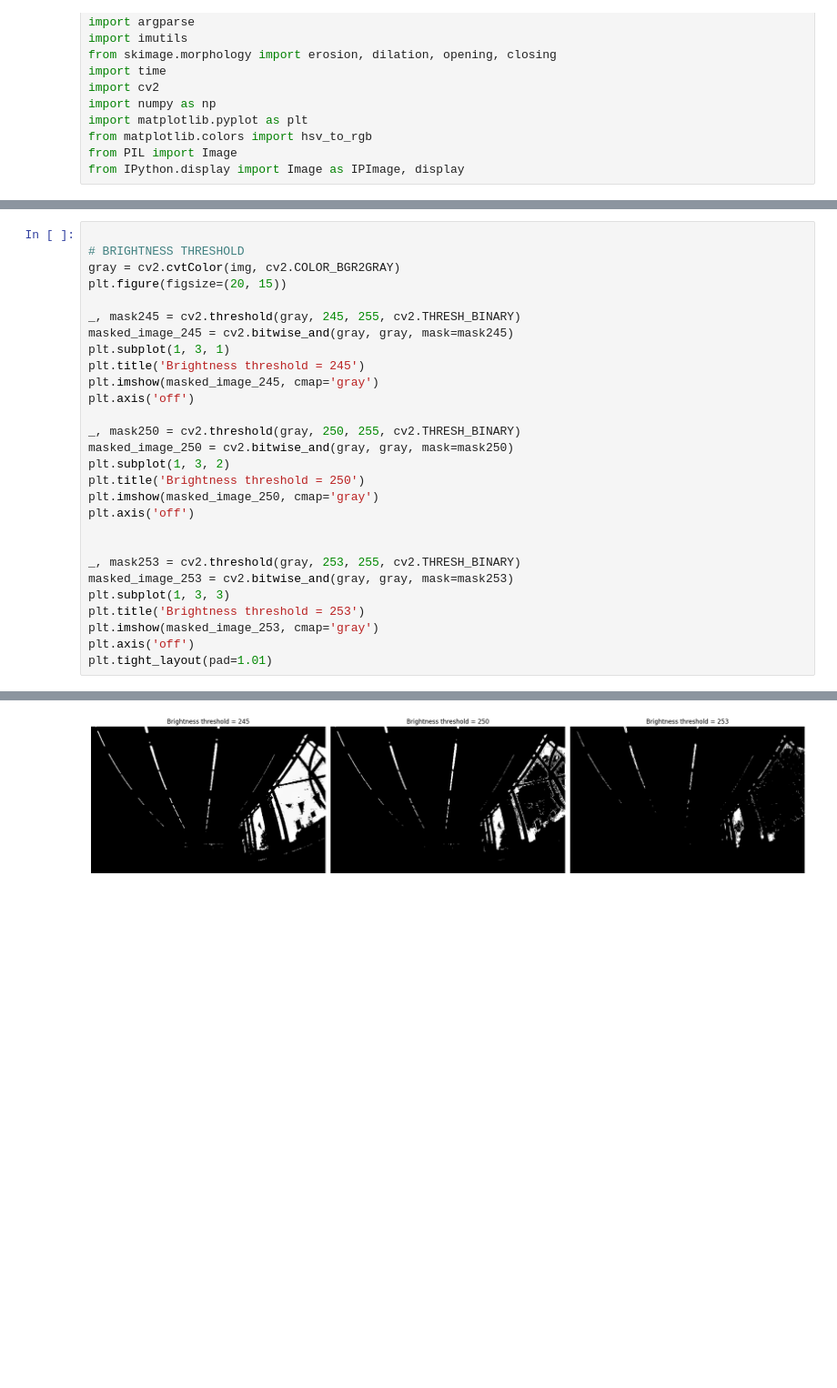
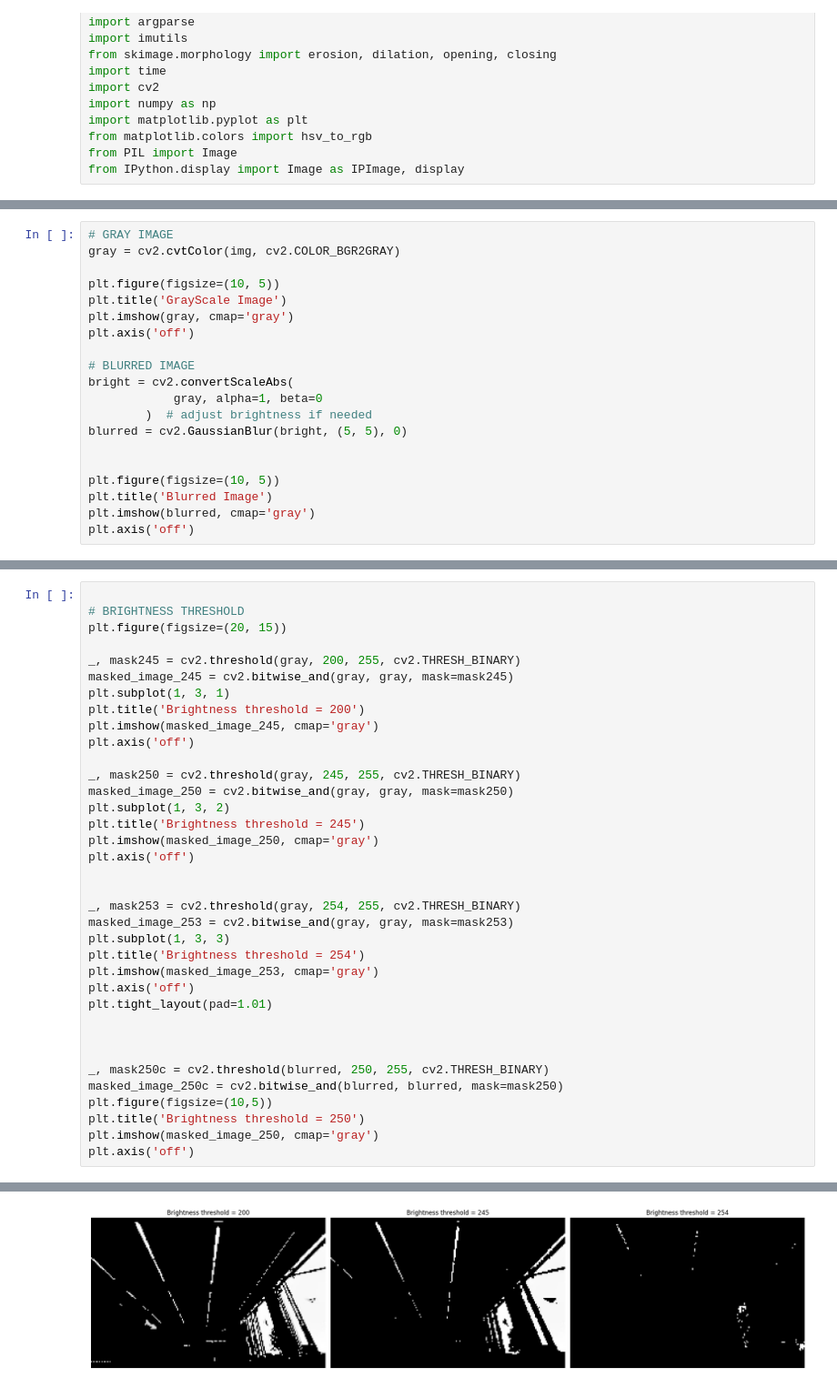
Before and after one commit to m-krastev/var_extensions, a Jupyter notebook: line_detection.ipynb, the cells around one changed output, grey strips where cells are left out. Shown at 91% size. Saved outputs shown, nothing was run; the diff lists cells and outputs as text; blank space fills up the shorter version.

```diff
--- a/line_detection.ipynb
+++ b/line_detection.ipynb
@@ -25,0 +58,20 @@ plt.axis('off')
+# %%
+# GRAY IMAGE
+gray = cv2.cvtColor(img, cv2.COLOR_BGR2GRAY)
+
+plt.figure(figsize=(10, 5))
+plt.title('GrayScale Image')
+plt.imshow(gray, cmap='gray')
+plt.axis('off')
+
+# BLURRED IMAGE
+bright = cv2.convertScaleAbs(
+            gray, alpha=1, beta=0
+        )  # adjust brightness if needed
+blurred = cv2.GaussianBlur(bright, (5, 5), 0)
+
+
+plt.figure(figsize=(10, 5))
+plt.title('Blurred Image')
+plt.imshow(blurred, cmap='gray')
+plt.axis('off')
@@ -26,29 +82,37 @@ plt.axis('off')
 # %%
 
 # BRIGHTNESS THRESHOLD
-gray = cv2.cvtColor(img, cv2.COLOR_BGR2GRAY)
 plt.figure(figsize=(20, 15))
 
-_, mask245 = cv2.threshold(gray, 245, 255, cv2.THRESH_BINARY)
+_, mask245 = cv2.threshold(gray, 200, 255, cv2.THRESH_BINARY)
 masked_image_245 = cv2.bitwise_and(gray, gray, mask=mask245)
 plt.subplot(1, 3, 1)
-plt.title('Brightness threshold = 245')
+plt.title('Brightness threshold = 200')
 plt.imshow(masked_image_245, cmap='gray')
 plt.axis('off')
 
-_, mask250 = cv2.threshold(gray, 250, 255, cv2.THRESH_BINARY)
+_, mask250 = cv2.threshold(gray, 245, 255, cv2.THRESH_BINARY)
 masked_image_250 = cv2.bitwise_and(gray, gray, mask=mask250)
 plt.subplot(1, 3, 2)
-plt.title('Brightness threshold = 250')
+plt.title('Brightness threshold = 245')
 plt.imshow(masked_image_250, cmap='gray')
 plt.axis('off')
 
 
-_, mask253 = cv2.threshold(gray, 253, 255, cv2.THRESH_BINARY)
+_, mask253 = cv2.threshold(gray, 254, 255, cv2.THRESH_BINARY)
 masked_image_253 = cv2.bitwise_and(gray, gray, mask=mask253)
 plt.subplot(1, 3, 3)
-plt.title('Brightness threshold = 253')
+plt.title('Brightness threshold = 254')
 plt.imshow(masked_image_253, cmap='gray')
 plt.axis('off')
 plt.tight_layout(pad=1.01)
+
+
+
+_, mask250c = cv2.threshold(blurred, 250, 255, cv2.THRESH_BINARY)
+masked_image_250c = cv2.bitwise_and(blurred, blurred, mask=mask250)
+plt.figure(figsize=(10,5))
+plt.title('Brightness threshold = 250')
+plt.imshow(masked_image_250, cmap='gray')
+plt.axis('off')
 # %% [output]
@@ -55 +120 @@ plt.tight_layout(pad=1.01)
-[figure, old version]
+[figure, new version]
```
Also changed, not shown: parts of 10 cells of this notebook.
